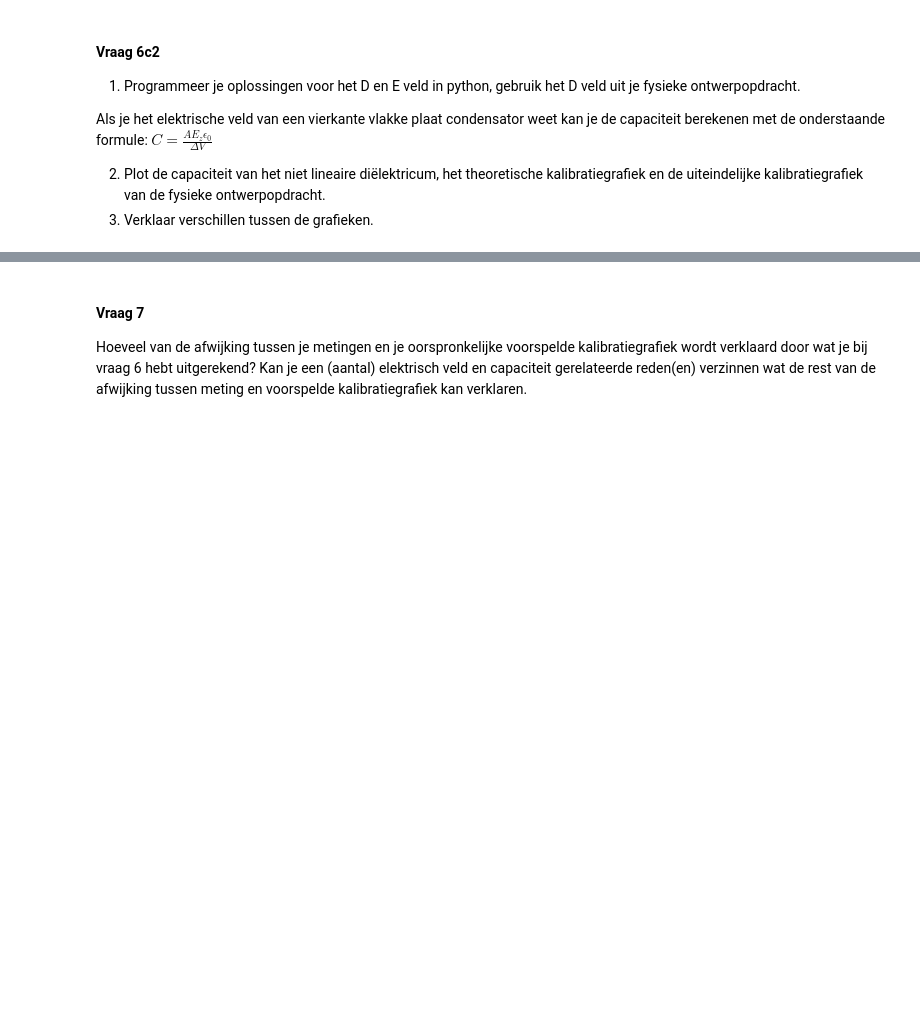
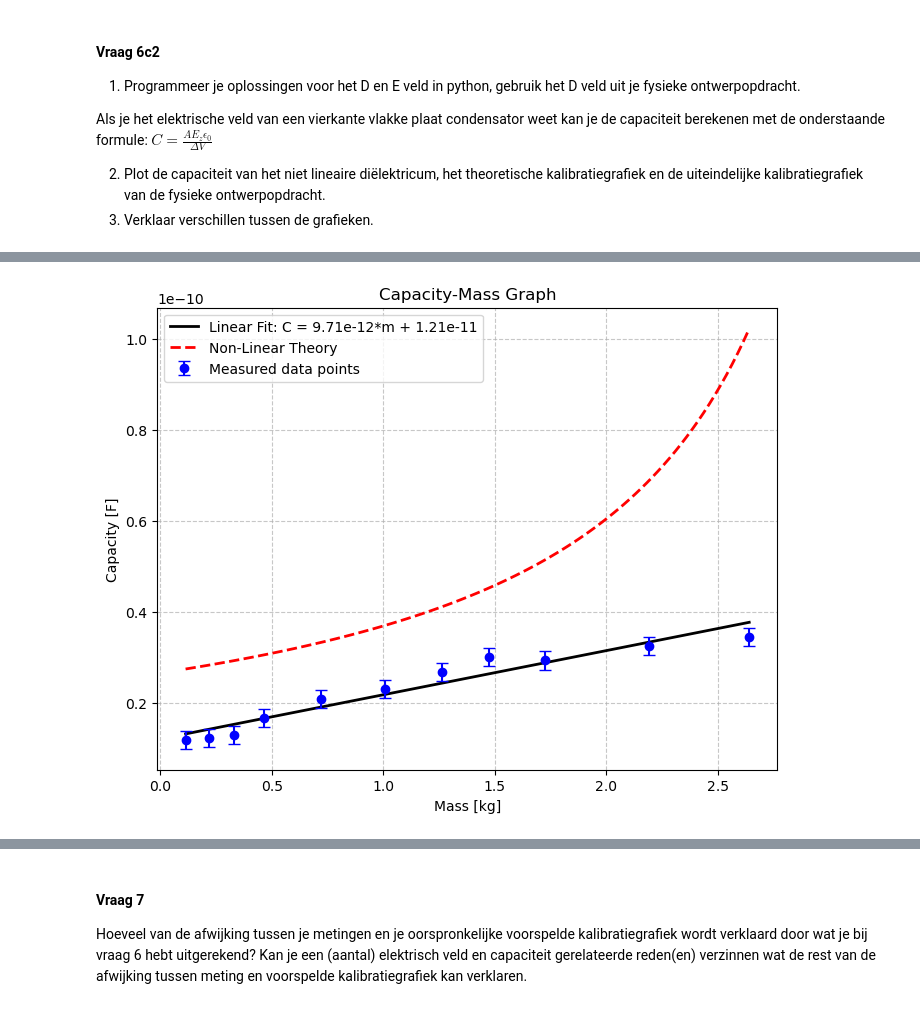
Before and after one commit to sralmulder-hash/opdrachten-DEF-D, a Jupyter notebook: DigitaleOntwerpopdrachten/1CondensatorOpdracht/CondensatorOntwerpopdracht.ipynb, the cells around one changed output, grey strips where cells are left out. Cells and saved outputs as stored; diff of their text form; code cells hidden in the pictures; blank space fills up the shorter version.

```diff
--- a/DigitaleOntwerpopdrachten/1CondensatorOpdracht/CondensatorOntwerpopdracht.ipynb
+++ b/DigitaleOntwerpopdrachten/1CondensatorOpdracht/CondensatorOntwerpopdracht.ipynb
@@ -1124,3 +1124,83 @@ E_z \epsilon_0}{\Delta V}$
 
 2. Plot de capaciteit van het niet lineaire diëlektricum, het theoretische kalibratiegrafiek en de uiteindelijke kalibratiegrafiek van de fysieke ontwerpopdracht.
 3. Verklaar verschillen tussen de grafieken.
+# %%
+from scipy.optimize import curve_fit
+
+# Measured Data
+gravity = 9.81 # m/s^2
+mass = np.array([1.0083, 0.7181, 0.4637, 1.7264, 2.1929, 2.641, 1.4748, 0.1127, 0.2164, 0.3291, 1.2627])
+F = mass * gravity # Standard equation of a force in one direction
+Capa_values = np.array([23.1, 20.8, 16.6, 29.3, 32.4, 34.5, 30, 11.9, 12.3, 12.9, 26.8]) * 1e-12
+
+
+# Constant Values
+epsilon_0 = 8.854e-12 # F/m
+Area = 0.01 # The area of a plate in m^2
+d_0 = 0.01 # The initial distance between the two plates in m
+k_veer = 3500 # Resistance/Foam constant in N/m
+delta_V = 5 # Applied voltage
+
+# Foam parameters
+xf1 = 2.0
+xf2 = 3e-10
+
+# Defining equations to be fitted later
+def fitting(x_values, slope, starting_value):
+    return (slope * x_values) + starting_value
+
+def nonlinear_theoretical_model(m_array):
+    #Calculate the new distance due to compression for each mass
+    d_dynamic = d_0 - ((m_array * gravity) / k_veer)
+
+    # To prevent division by 0 we used this code
+    if np.any(d_dynamic <= 0):
+        raise ValueError("The applied mass compresses the capacitor completely (d <= 0).")
+
+    #Calculates the Electric field (E = V/d)
+    E_field = delta_V / d_dynamic
+
+    #Calculates the Displacement field (D) for a non-linear dielectric
+    D_field = epsilon_0 * ((1 + xf1) * E_field + xf2 * (E_field**2))
+
+    #Calculate the capacity (C = (D * A) / V)
+    C_theory = (D_field * Area) / delta_V
+    return C_theory
+
+#Now that all function have been defined,, we proceed to fitting.
+
+# Fitting the measured data
+popt, pcov = curve_fit(fitting, mass, Capa_values)
+a_val, b_val = popt
+
+print("The Fitted Results")
+print(f"The slope of a_val:           {a_val:.4e} F/kg")
+print(f"The starting value of b_val:  {b_val:.4e} F")
+
+# Making python make values to be used for the gained slope and start value
+mass_clean = np.linspace(min(mass), max(mass), 100)
+capacity_clean = fitting(mass_clean, a_val, b_val)
+capacity_theory_line = nonlinear_theoretical_model(mass_clean)
+
+#Now we plot
+
+y_error = 2e-12
+plt.figure(figsize=(8,6))
+
+# Error bars plot
+plt.errorbar(mass, Capa_values, yerr=y_error, fmt='o', color='b', capsize=4, label='Measured data points', zorder=5)
+
+# Plotting the fit curve
+plt.plot(mass_clean, capacity_clean, color='k', label=f'Linear Fit: C = {a_val:.2e}*m + {b_val:.2e}', linewidth=2)
+
+# Theoretical non-linear curve
+plt.plot(mass_clean, capacity_theory_line, color='r', linestyle='--', label='Non-Linear Theory', linewidth=2)
+
+plt.title('Capacity-Mass Graph')
+plt.xlabel('Mass [kg]')
+plt.ylabel('Capacity [F]')
+plt.legend()
+plt.grid(True, linestyle='--', alpha=0.7)
+
+plt.show()
+# %% [output]
@@ -1126,0 +1210 @@ E_z \epsilon_0}{\Delta V}$
+[figure, added]
```
Also changed, not shown: parts of 13 cells of this notebook, 2 other files.
